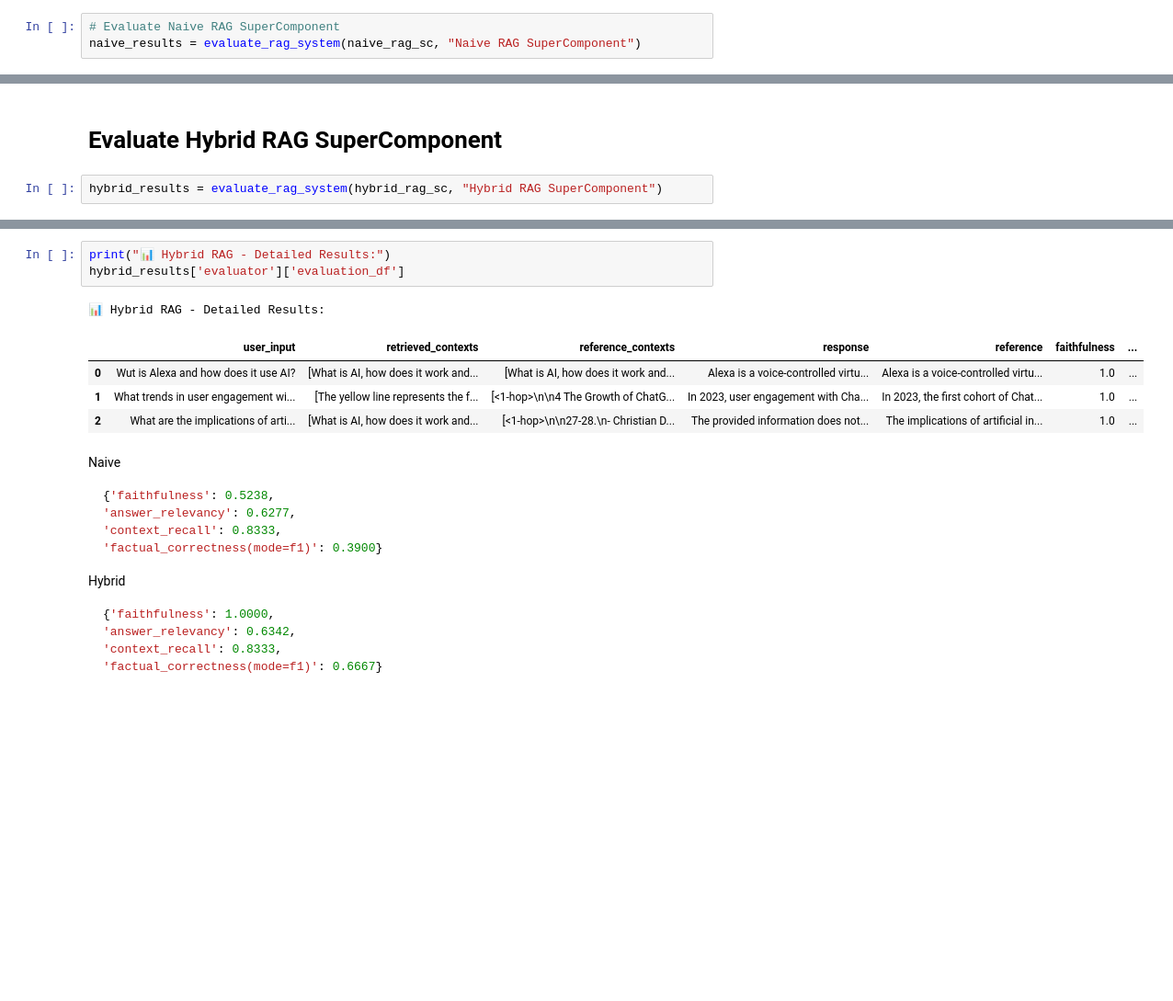
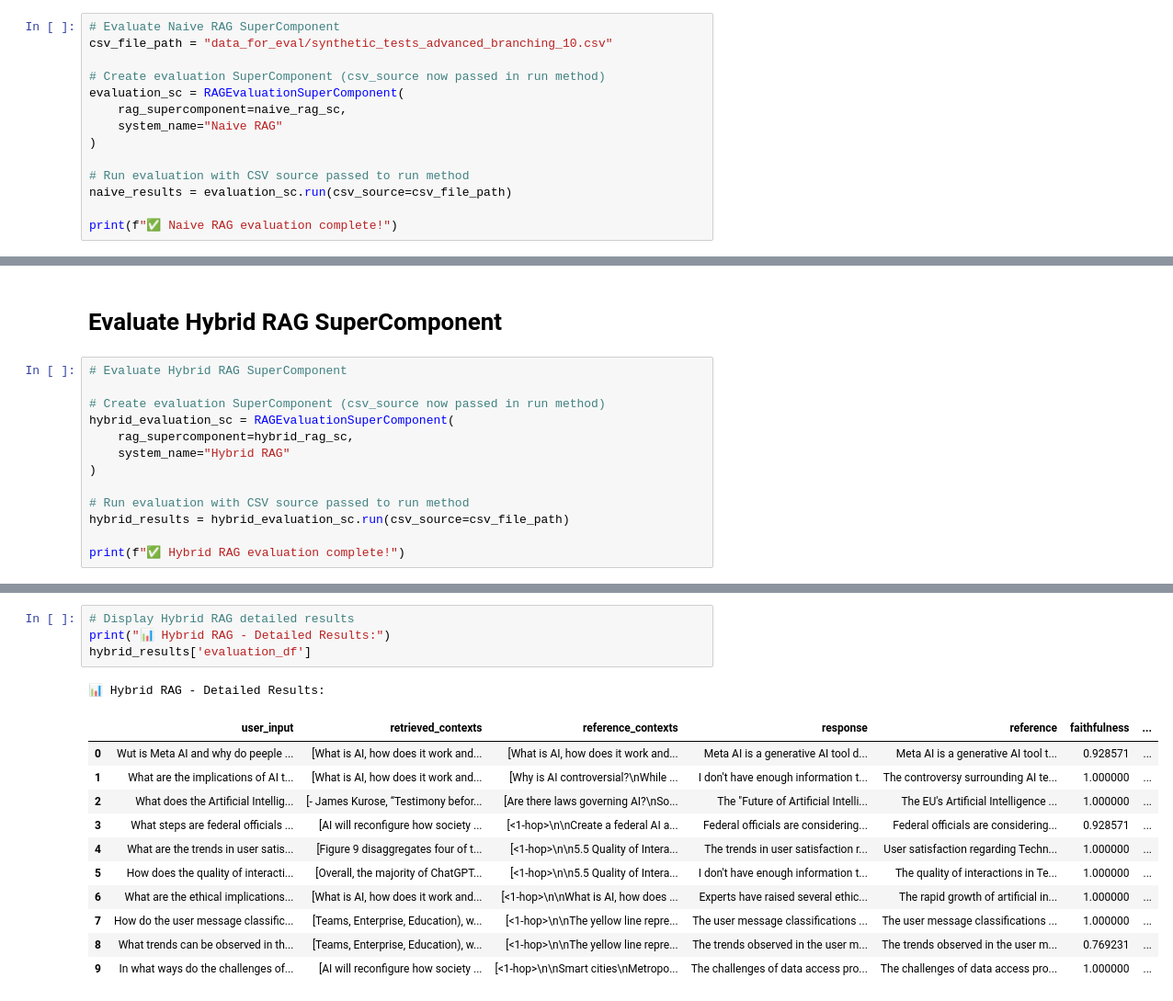
Before and after one commit to PacktPublishing/Building-Natural-Language-Pipelines, a Jupyter notebook: ch6/jupyter-notebooks/ragas_evaluation_with_custom_components.ipynb, the cells around one changed output, grey strips where cells are left out. Shown: that part at 92% size. Drawn from its saved outputs; the diff is of its cells as text; blank space fills up the shorter version.

````diff
--- a/ch6/jupyter-notebooks/ragas_evaluation_with_custom_components.ipynb
+++ b/ch6/jupyter-notebooks/ragas_evaluation_with_custom_components.ipynb
@@ -380,5 +411,16 @@ Let's evaluate the Naive RAG SuperComponent first. This will establish our basel
 - Any errors or warnings during evaluation
 # %%
 # Evaluate Naive RAG SuperComponent
-naive_results = evaluate_rag_system(naive_rag_sc, "Naive RAG SuperComponent")
+csv_file_path = "data_for_eval/synthetic_tests_advanced_branching_10.csv"
+
+# Create evaluation SuperComponent (csv_source now passed in run method)
+evaluation_sc = RAGEvaluationSuperComponent(
+    rag_supercomponent=naive_rag_sc,
+    system_name="Naive RAG"
+)
+
+# Run evaluation with CSV source passed to run method
+naive_results = evaluation_sc.run(csv_source=csv_file_path)
+
+print(f"✅ Naive RAG evaluation complete!")
 # %% [output]
@@ -440,5 +502,16 @@ Hybrid RAG typically shows better performance due to:
 # %% [markdown]
 # Evaluate Hybrid RAG SuperComponent
 # %%
-hybrid_results = evaluate_rag_system(hybrid_rag_sc, "Hybrid RAG SuperComponent")
+# Evaluate Hybrid RAG SuperComponent
+
+# Create evaluation SuperComponent (csv_source now passed in run method)
+hybrid_evaluation_sc = RAGEvaluationSuperComponent(
+    rag_supercomponent=hybrid_rag_sc,
+    system_name="Hybrid RAG"
+)
+
+# Run evaluation with CSV source passed to run method
+hybrid_results = hybrid_evaluation_sc.run(csv_source=csv_file_path)
+
+print(f"✅ Hybrid RAG evaluation complete!")
 # %% [output]
@@ -463,27 +539,17 @@ Overall metrics: {'faithfulness': 1.0000, 'answer_relevancy': 0.6342, 'context_r
 # %%
+# Display Hybrid RAG detailed results
 print("📊 Hybrid RAG - Detailed Results:")
-hybrid_results['evaluator']['evaluation_df']
+hybrid_results['evaluation_df']
 # %% [output]
 📊 Hybrid RAG - Detailed Results:
 |  | user_input | retrieved_contexts | reference_contexts | response | reference | faithfulness | ... |
-| 0 | Wut is Alexa and how does it use AI? | [What is AI, how does it work and... | [What is AI, how does it work and... | Alexa is a voice-controlled virtu... | Alexa is a voice-controlled virtu... | 1.0 | ... |
-| 1 | What trends in user engagement wi... | [The yellow line represents the f... | [<1-hop>\n\n4 The Growth of ChatG... | In 2023, user engagement with Cha... | In 2023, the first cohort of Chat... | 1.0 | ... |
-| 2 | What are the implications of arti... | [What is AI, how does it work and... | [<1-hop>\n\n27-28.\n- Christian D... | The provided information does not... | The implications of artificial in... | 1.0 | ... |
+| 0 | Wut is Meta AI and why do peeple ... | [What is AI, how does it work and... | [What is AI, how does it work and... | Meta AI is a generative AI tool d... | Meta AI is a generative AI tool t... | 0.928571 | ... |
+| 1 | What are the implications of AI t... | [What is AI, how does it work and... | [Why is AI controversial?\nWhile ... | I don't have enough information t... | The controversy surrounding AI te... | 1.000000 | ... |
+| 2 | What does the Artificial Intellig... | [- James Kurose, “Testimony befor... | [Are there laws governing AI?\nSo... | The "Future of Artificial Intelli... | The EU's Artificial Intelligence ... | 1.000000 | ... |
+| 3 | What steps are federal officials ... | [AI will reconfigure how society ... | [<1-hop>\n\nCreate a federal AI a... | Federal officials are considering... | Federal officials are considering... | 0.928571 | ... |
+| 4 | What are the trends in user satis... | [Figure 9 disaggregates four of t... | [<1-hop>\n\n5.5 Quality of Intera... | The trends in user satisfaction r... | User satisfaction regarding Techn... | 1.000000 | ... |
+| 5 | How does the quality of interacti... | [Overall, the majority of ChatGPT... | [<1-hop>\n\n5.5 Quality of Intera... | I don't have enough information t... | The quality of interactions in Te... | 1.000000 | ... |
+| 6 | What are the ethical implications... | [What is AI, how does it work and... | [<1-hop>\n\nWhat is AI, how does ... | Experts have raised several ethic... | The rapid growth of artificial in... | 1.000000 | ... |
+| 7 | How do the user message classific... | [Teams, Enterprise, Education), w... | [<1-hop>\n\nThe yellow line repre... | The user message classifications ... | The user message classifications ... | 1.000000 | ... |
+| 8 | What trends can be observed in th... | [Teams, Enterprise, Education), w... | [<1-hop>\n\nThe yellow line repre... | The trends observed in the user m... | The trends observed in the user m... | 0.769231 | ... |
+| 9 | In what ways do the challenges of... | [AI will reconfigure how society ... | [<1-hop>\n\nSmart cities\nMetropo... | The challenges of data access pro... | The challenges of data access pro... | 1.000000 | ... |
-# %% [markdown]
-Naive
-```python
-{'faithfulness': 0.5238,
-'answer_relevancy': 0.6277,
-'context_recall': 0.8333,
-'factual_correctness(mode=f1)': 0.3900}
-```
-
-
-Hybrid
-
-```python
-{'faithfulness': 1.0000,
-'answer_relevancy': 0.6342,
-'context_recall': 0.8333,
-'factual_correctness(mode=f1)': 0.6667}
-```
````
Also changed, not shown: parts of 9 cells of this notebook, 5 other files.
